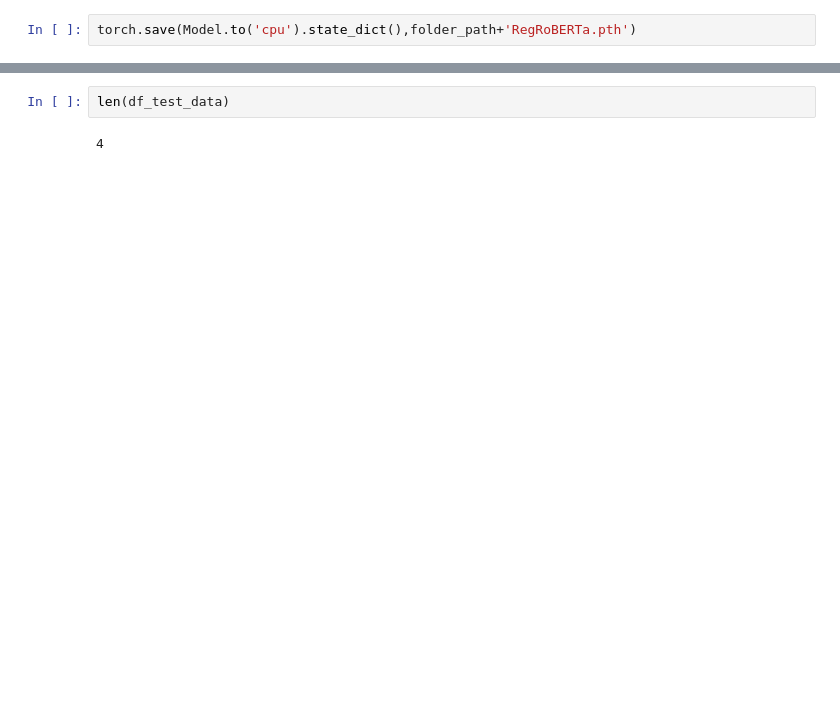
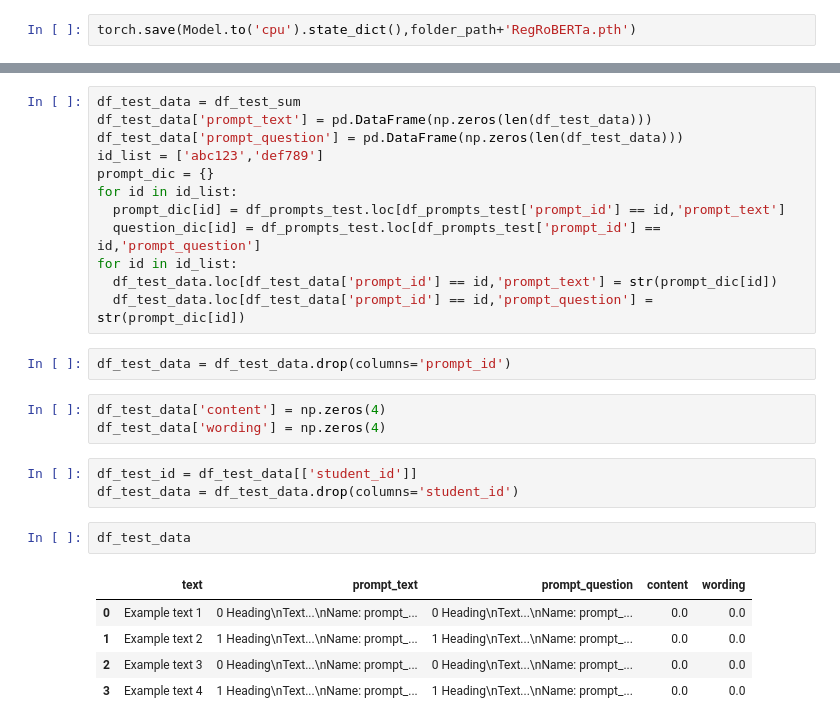
Before and after one commit to kato1329/CATech, a Jupyter notebook: commonlit.ipynb, the cells around one changed output, grey strips where cells are left out. Drawn from its saved outputs; the diff is of its cells as text; blank space fills up the shorter version.

```diff
--- a/commonlit.ipynb
+++ b/commonlit.ipynb
@@ -419,4 +390,28 @@ df_test_data['prompt_question'] = pd.DataFrame(np.zeros(len(df_test_data)))
-# %%
-len(df_test_data)
-# %% [output]
-4
+# %%
+df_test_data = df_test_sum
+df_test_data['prompt_text'] = pd.DataFrame(np.zeros(len(df_test_data)))
+df_test_data['prompt_question'] = pd.DataFrame(np.zeros(len(df_test_data)))
+id_list = ['abc123','def789']
+prompt_dic = {}
+for id in id_list:
+  prompt_dic[id] = df_prompts_test.loc[df_prompts_test['prompt_id'] == id,'prompt_text']
+  question_dic[id] = df_prompts_test.loc[df_prompts_test['prompt_id'] == id,'prompt_question']
+for id in id_list:
+  df_test_data.loc[df_test_data['prompt_id'] == id,'prompt_text'] = str(prompt_dic[id])
+  df_test_data.loc[df_test_data['prompt_id'] == id,'prompt_question'] = str(prompt_dic[id])
+# %%
+df_test_data = df_test_data.drop(columns='prompt_id')
+# %%
+df_test_data['content'] = np.zeros(4)
+df_test_data['wording'] = np.zeros(4)
+# %%
+df_test_id = df_test_data[['student_id']]
+df_test_data = df_test_data.drop(columns='student_id')
+# %%
+df_test_data
+# %% [output]
+|  | text | prompt_text | prompt_question | content | wording |
+| 0 | Example text 1 | 0 Heading\nText...\nName: prompt_... | 0 Heading\nText...\nName: prompt_... | 0.0 | 0.0 |
+| 1 | Example text 2 | 1 Heading\nText...\nName: prompt_... | 1 Heading\nText...\nName: prompt_... | 0.0 | 0.0 |
+| 2 | Example text 3 | 0 Heading\nText...\nName: prompt_... | 0 Heading\nText...\nName: prompt_... | 0.0 | 0.0 |
+| 3 | Example text 4 | 1 Heading\nText...\nName: prompt_... | 1 Heading\nText...\nName: prompt_... | 0.0 | 0.0 |
```
Also changed, not shown: parts of 8 cells of this notebook.
